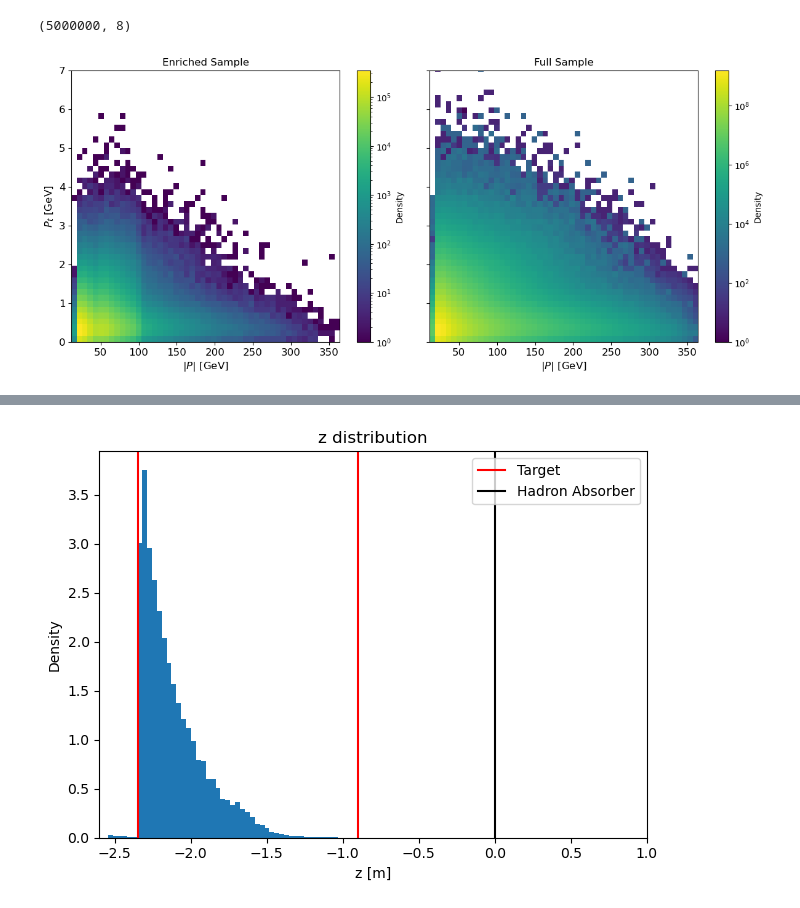
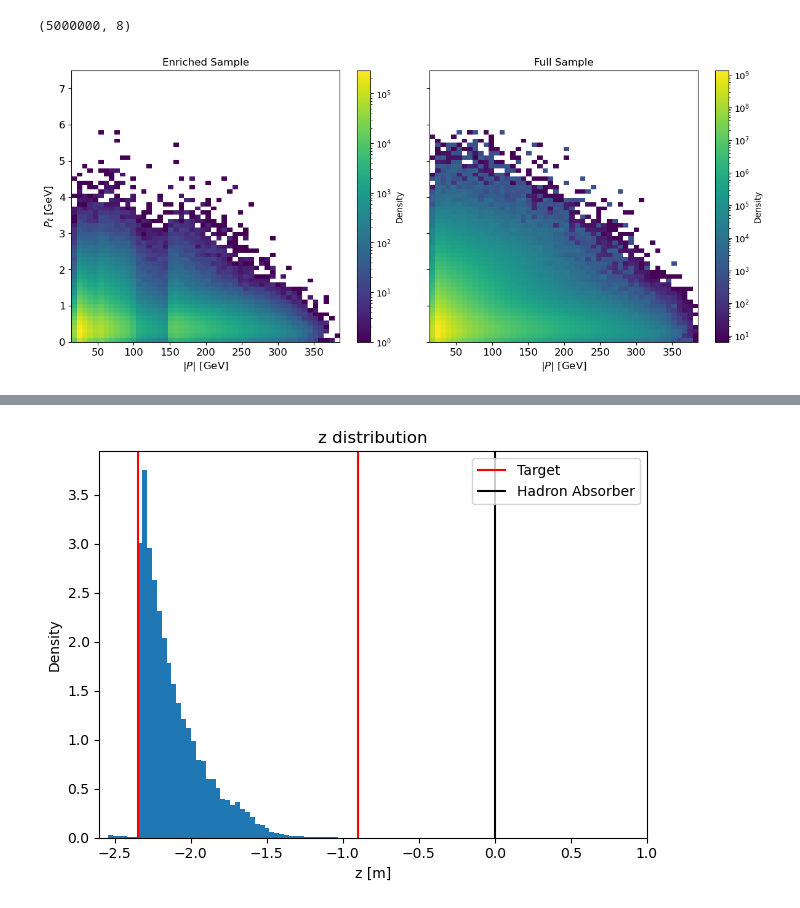
Before and after one commit to lfpc/MuonsAndMatter, a Jupyter notebook: data/muons/see_input.ipynb, the cells around one changed output, grey strips where cells are left out. Drawn from its saved outputs; the diff is of its cells as text; code cells hidden in the pictures.

```diff
--- a/data/muons/see_input.ipynb
+++ b/data/muons/see_input.ipynb
@@ -99,7 +99,7 @@ full_sample_8000.pkl
 full_sample_19000.pkl
 (506374000, 8)
 # %%
-with gzip.open('subsample_biased.pkl', 'rb') as f:
+with gzip.open('subsample_biased_v3_new.pkl', 'rb') as f:
     data = pickle.load(f)
 print(data.shape)
 # %% [output]
@@ -118,7 +118,7 @@ pt_full = np.sqrt(px_full**2+py_full**2)
 p_full = np.sqrt(px_full**2+py_full**2+pz_full**2)
 # %%
 hist2d((p,pt),(p_full,pt_full), W=W, W_fs=W_full)
-plt.ylim(0,7)
+plt.ylim(0,7.5)
 plt.show()
 # %% [output]
-[figure, old version]
+[figure, new version]
```
Also changed, not shown: parts of 7 cells of this notebook, 8 other files.
